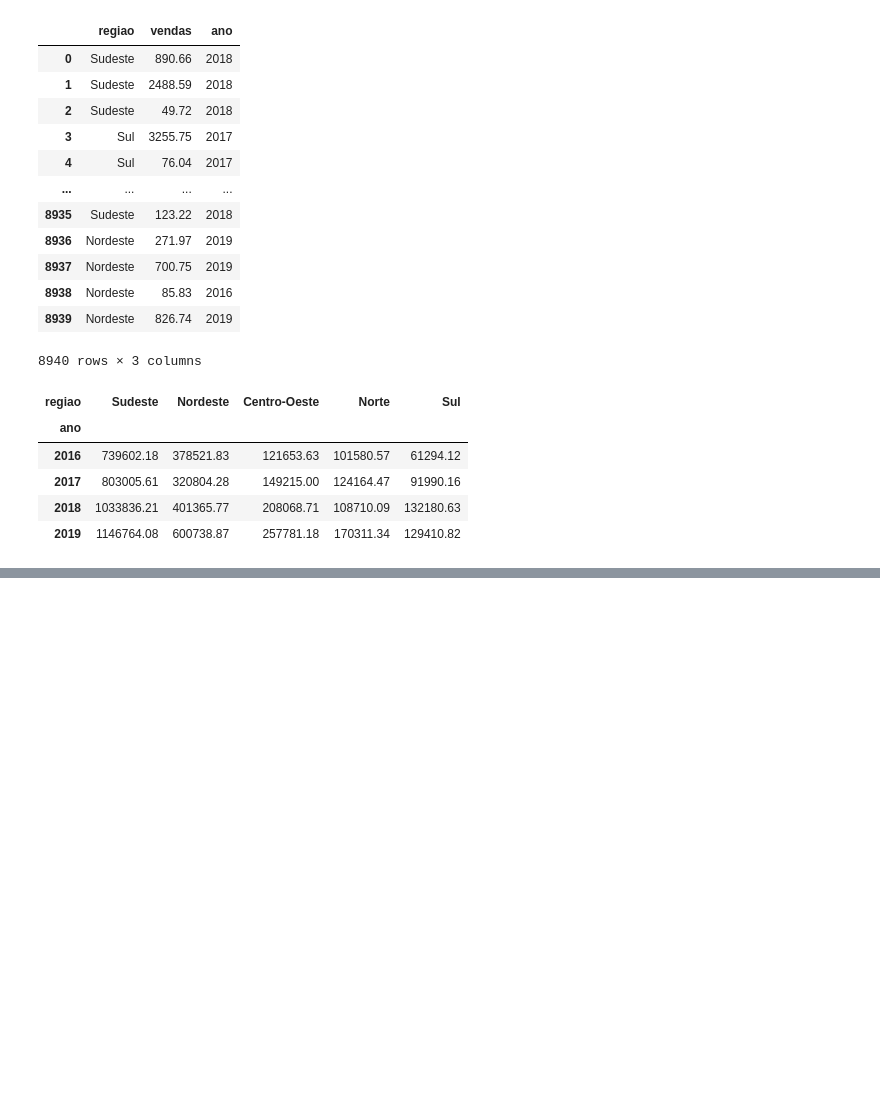
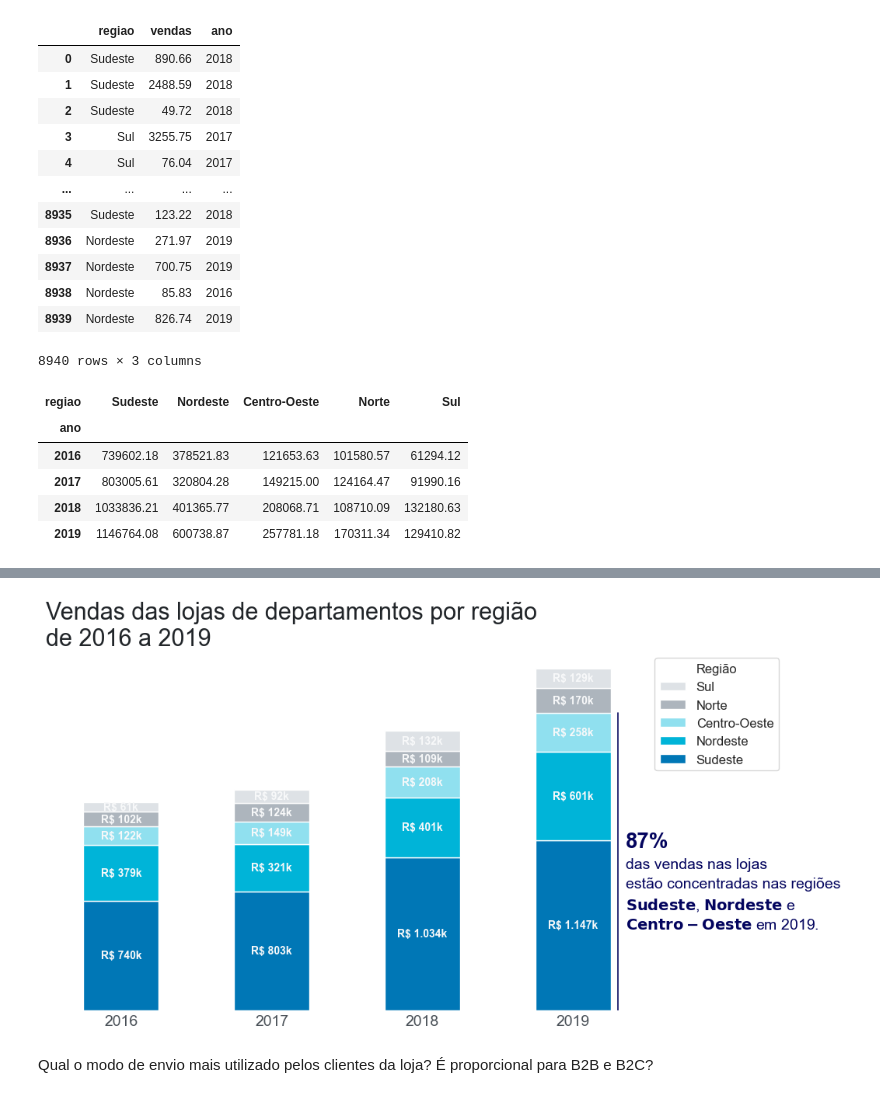
Before and after one commit to Cr0l3y/comparison_distribution_charts, a Jupyter notebook: grafic_comp_distr.ipynb, the cells around one changed output, grey strips where cells are left out. Saved outputs shown, nothing was run; the diff lists cells and outputs as text; code cells hidden in the pictures; blank space fills up the shorter version.

```diff
--- a/grafic_comp_distr.ipynb
+++ b/grafic_comp_distr.ipynb
@@ -280,0 +285,23 @@ Text(3.35, 550000.0, 'das vendas nas lojas\nestão concentradas nas regiões\n$\
+# %%
+## Configurando o gráfico com parâmetros que potencializam a visualização dos dados
+# Chamando a função do gráfico de barras
+ax = grafico_vendas_regiao()
+# Personalizando a legenda
+ax.legend(bbox_to_anchor=(1,1), reverse = True, title = "Região", title_fontsize = 12, fontsize = 12);
+
+# Adicionando os valores
+for container in ax.containers:
+  labels = [f'R$ {valor.get_height()/1000:,.0f}k'.replace(",",".") for valor in container]
+  ax.bar_label(container, label_type="center", labels = labels, size = 10, color = CINZA5, fontweight = "bold")
+
+
+#Criando uma linhas nos 87%
+ax.axvline(x = 3.3, ymin = 0, ymax = 0.83, color = AZUL1, linewidth = 1.2)
+
+
+fig = ax.get_figure()
+#para salvar fig.savefig('grafico.png')
+# %% [output]
+[figure, added]
+# %% [markdown]
+Qual o modo de envio mais utilizado pelos clientes da loja? É proporcional para B2B e B2C?
```
Also changed, not shown: parts of 9 cells of this notebook, 1 other file.
